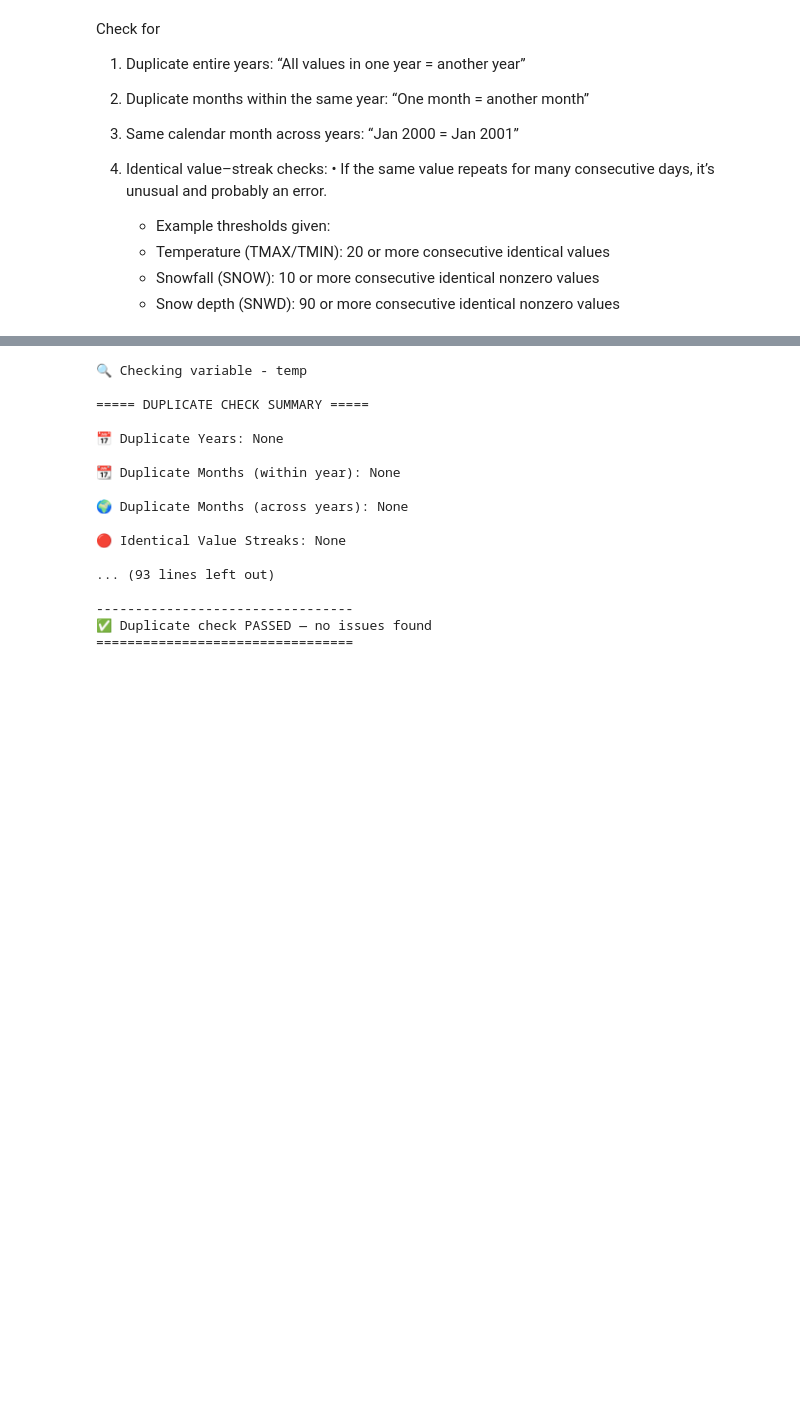
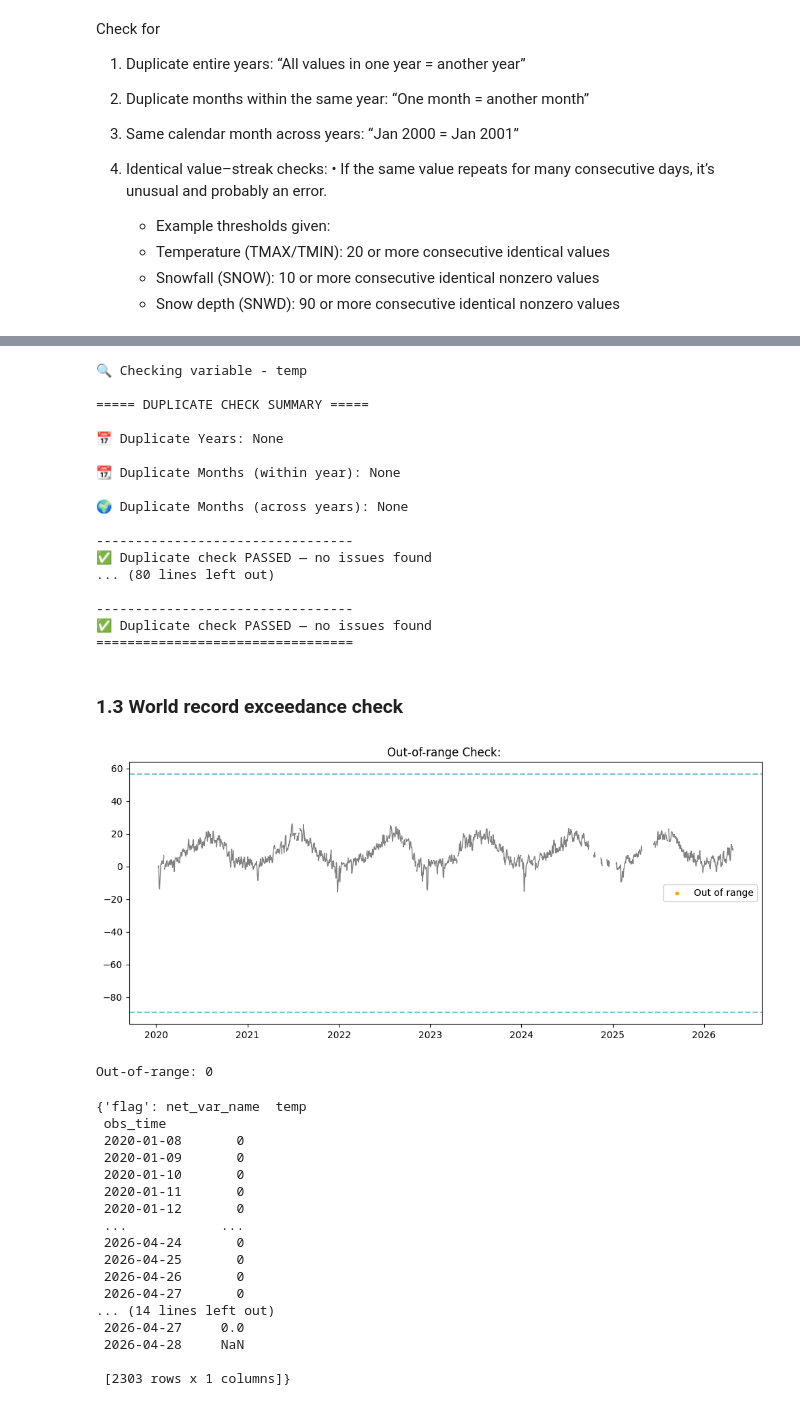
Before and after one commit to pacificclimate/crmprtd, a Jupyter notebook: Quanlity_Control/single_station/1.station_all_variable_qc.ipynb, the cells around one changed output, grey strips where cells are left out. Drawn from its saved outputs; the diff is of its cells as text; code cells hidden in the pictures; blank space fills up the shorter version.

```diff
--- a/Quanlity_Control/single_station/1.station_all_variable_qc.ipynb
+++ b/Quanlity_Control/single_station/1.station_all_variable_qc.ipynb
@@ -282,5 +298,5 @@ daily_all
 # %%
-from func_2_dunplicate_check import *
+from func_int_2_dunplicate_check import *
 
 value_cols = ["temp", "tmin", "tmax", "snw_fall", "snw_dpth", "precip"]
 
@@ -289,7 +305,7 @@ dup_result_dict = {}
 
 for col in value_cols:
 
-    dup_result_dict[col] = duplicate_check_temperature(
+    dup_result_dict[col] = duplicate_check(
         daily_all,
         value_col=col,
     )
@@ -298,7 +314,7 @@ for col in value_cols:
 
     print_duplicate_summary(dup_result_dict[col], value_col=col)
 
-    # print(duplicate_summary_for_ppt(dup_result_dict[col], value_col=col))
+    # print(duplicate_summary_for_report(dup_result_dict[col], value_col=col))
 # %% [output]
 🔍 Checking variable - temp
 
@@ -310,10 +326,51 @@ for col in value_cols:
 
 🌍 Duplicate Months (across years): None
 
-🔴 Identical Value Streaks: None
-
-... (93 lines left out)
+---------------------------------
+✅ Duplicate check PASSED — no issues found
+... (80 lines left out)
 
 ---------------------------------
 ✅ Duplicate check PASSED — no issues found
 =================================
+# %% [markdown]
+### 1.3 World record exceedance check
+# %%
+from func_int_3_threshold_range_check import *
+
+t_wmo_lowest = -89.2
+t_wmo_highest = 56.7
+
+wmo_range_check = qc_range_check(
+    daily_all, value_col=['temp'], min_val=t_wmo_lowest, max_val=t_wmo_highest)
+
+
+flag = wmo_range_check["flag"]
+dev = wmo_range_check["deviation"]
+flag = wmo_range_check["flag"]
+
+plot_out_range_single(daily_all, min_val=t_wmo_lowest,
+                      max_val=t_wmo_highest, flag=flag)
+print("Out-of-range:", flag.sum().values[0])
+
+wmo_range_check
+# %% [output]
+[figure, added]
+Out-of-range: 0
+{'flag': net_var_name  temp
+ obs_time
+ 2020-01-08       0
+ 2020-01-09       0
+ 2020-01-10       0
+ 2020-01-11       0
+ 2020-01-12       0
+ ...            ...
+ 2026-04-24       0
+ 2026-04-25       0
+ 2026-04-26       0
+ 2026-04-27       0
+... (14 lines left out)
+ 2026-04-27     0.0
+ 2026-04-28     NaN
+
+ [2303 rows x 1 columns]}
```
Also changed, not shown: parts of 29 cells of this notebook, 11 other files.
